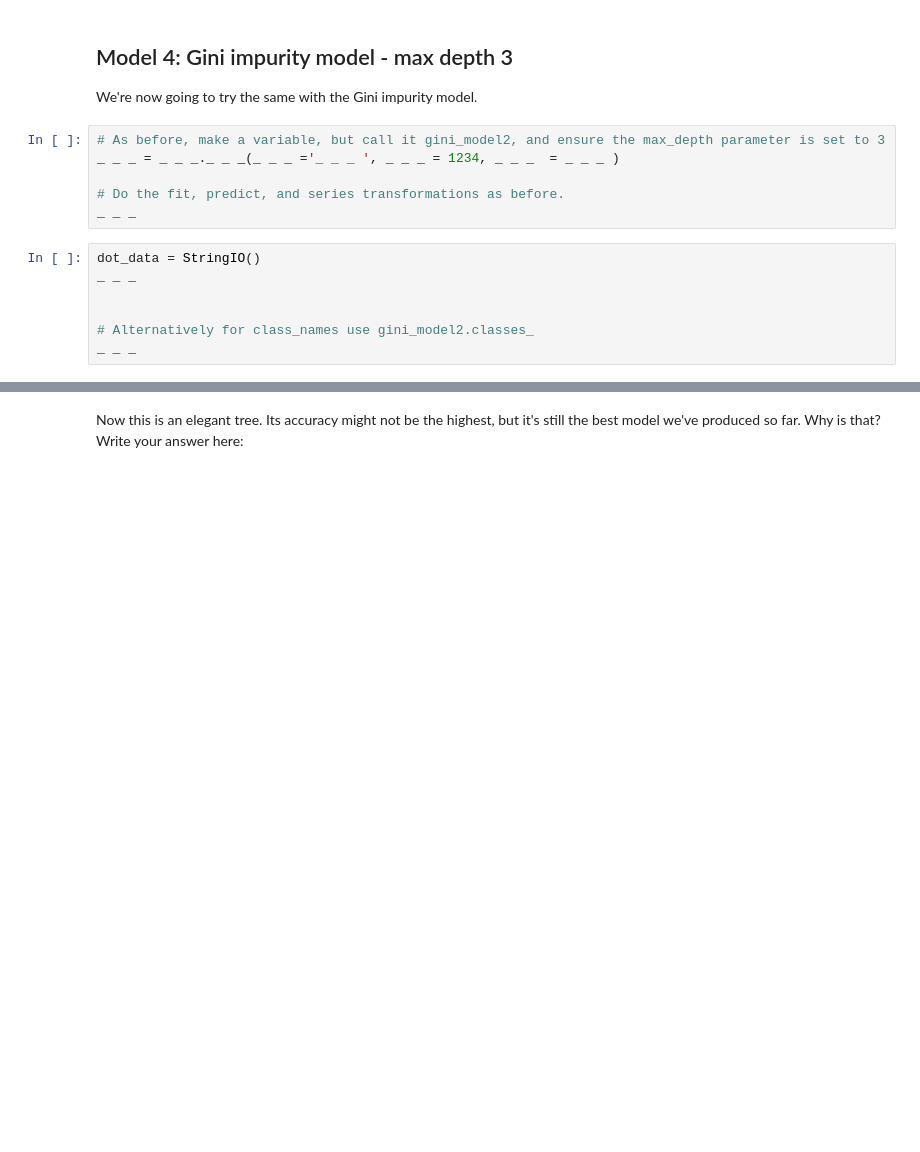
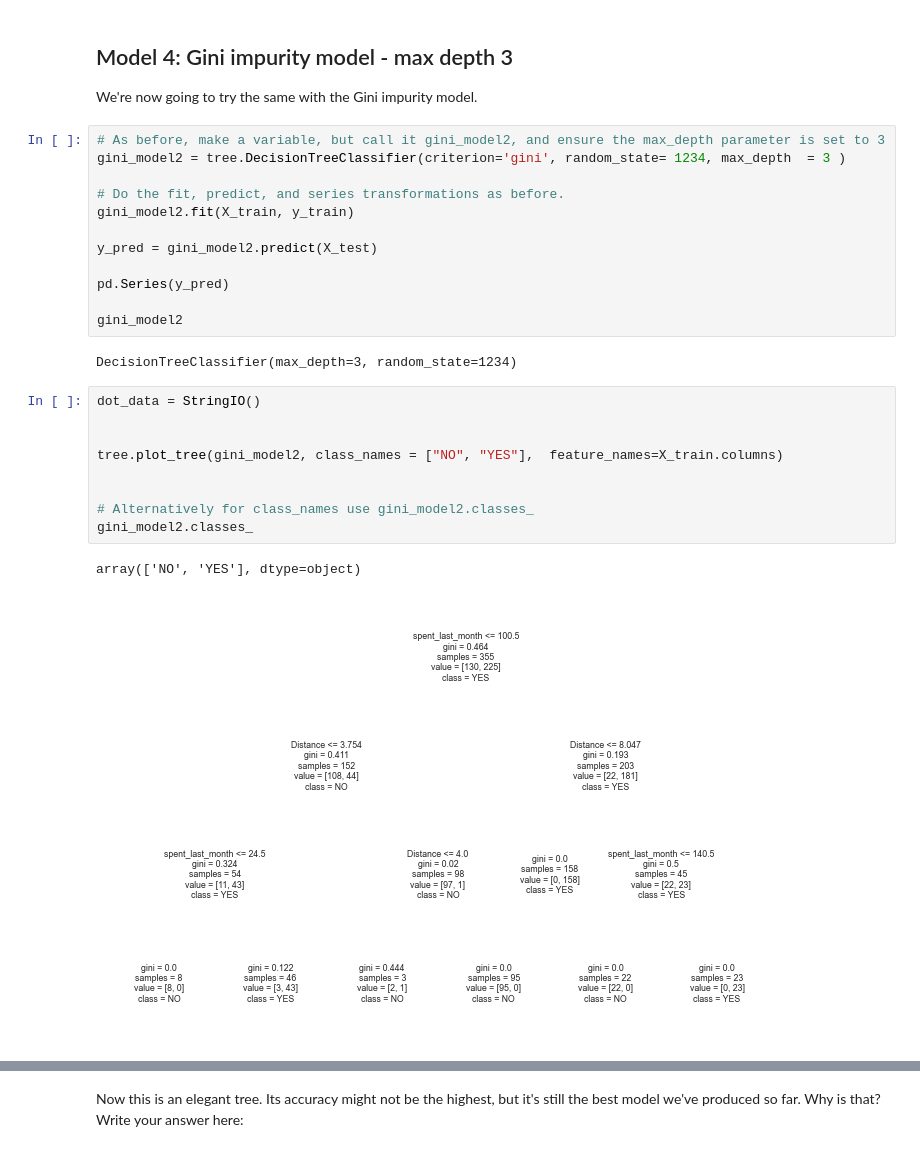
Before and after one commit to dineshh912/datascience_casestudy_springboard, a Jupyter notebook: Decision-Tree-casestudy/DecisionTree-SpecialtyCoffee-CaseStudy-Tier3.ipynb, the cells around one changed output, grey strips where cells are left out. Saved outputs shown, nothing was run; the diff lists cells and outputs as text; blank space fills up the shorter version.

```diff
--- a/Decision-Tree-casestudy/DecisionTree-SpecialtyCoffee-CaseStudy-Tier3.ipynb
+++ b/Decision-Tree-casestudy/DecisionTree-SpecialtyCoffee-CaseStudy-Tier3.ipynb
@@ -500,17 +525,30 @@ So our accuracy decreased, but is this certainly an inferior tree to the max dep
 We're now going to try the same with the Gini impurity model.
 # %%
 # As before, make a variable, but call it gini_model2, and ensure the max_depth parameter is set to 3
-_ _ _ = _ _ _._ _ _(_ _ _ ='_ _ _ ', _ _ _ = 1234, _ _ _  = _ _ _ )
+gini_model2 = tree.DecisionTreeClassifier(criterion='gini', random_state= 1234, max_depth  = 3 )
 
 # Do the fit, predict, and series transformations as before.
-_ _ _
+gini_model2.fit(X_train, y_train)
+
+y_pred = gini_model2.predict(X_test)
+
+pd.Series(y_pred)
+
+gini_model2
+# %% [output]
+DecisionTreeClassifier(max_depth=3, random_state=1234)
 # %%
 dot_data = StringIO()
-_ _ _
+
+
+tree.plot_tree(gini_model2, class_names = ["NO", "YES"],  feature_names=X_train.columns)
 
 
 # Alternatively for class_names use gini_model2.classes_
-_ _ _
+gini_model2.classes_
+# %% [output]
+array(['NO', 'YES'], dtype=object)
+[figure, added]
 # %%
 print("Gini impurity  model - max depth 3")
 print("Accuracy:", metrics.accuracy_score(y_test,y_pred))
```
Also changed, not shown: parts of 21 cells of this notebook.
